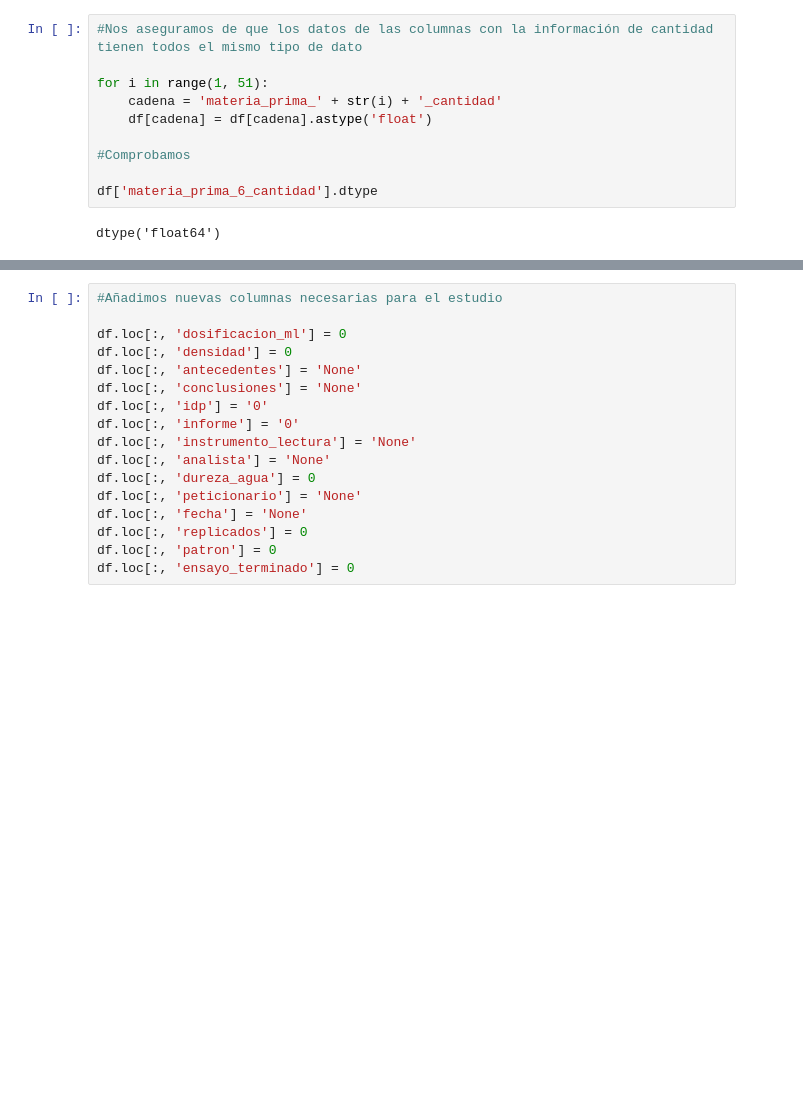
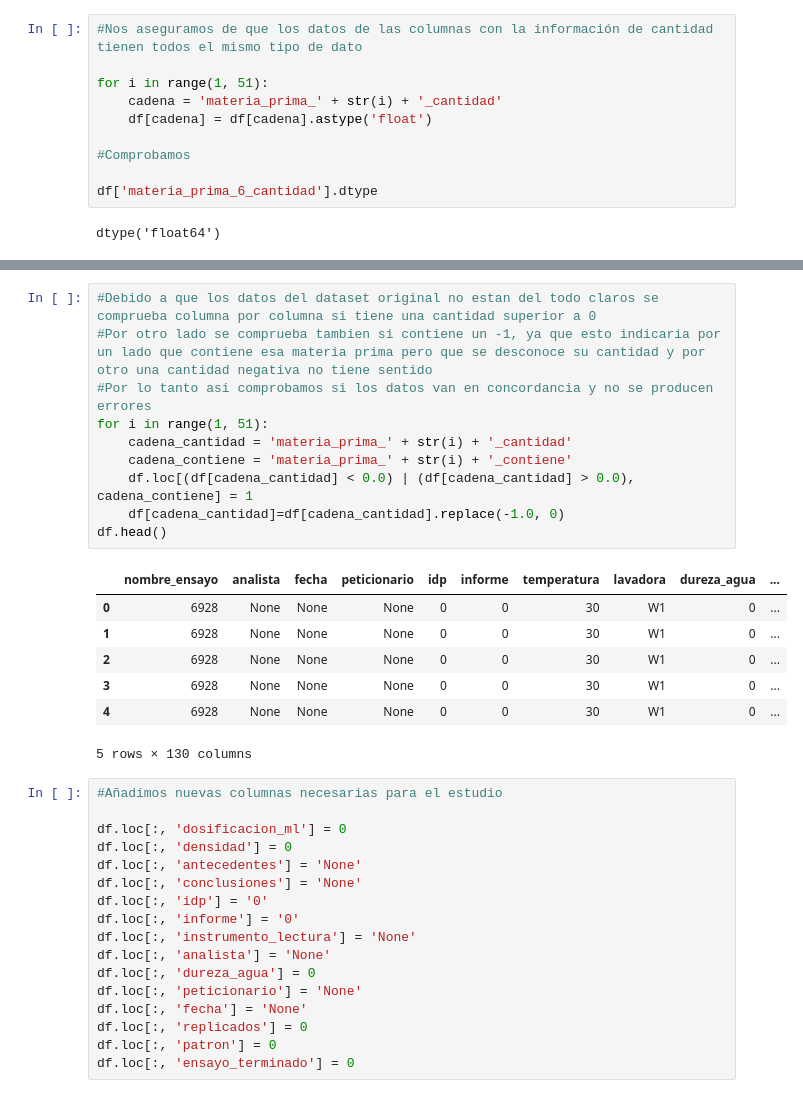
Before and after one commit to sarry150/sergio_sarria_datascience, a Jupyter notebook: tfg1.ipynb, the cells around one changed output, grey strips where cells are left out. Saved outputs shown, nothing was run; the diff lists cells and outputs as text; blank space fills up the shorter version.

```diff
--- a/tfg1.ipynb
+++ b/tfg1.ipynb
@@ -133,3 +88,21 @@ df.loc[(df.materia_prima_50_cantidad < 0.0) | (df.materia_prima_50_cantidad > 0.
+# %%
+#Debido a que los datos del dataset original no estan del todo claros se comprueba columna por columna si tiene una cantidad superior a 0
+#Por otro lado se comprueba tambien si contiene un -1, ya que esto indicaria por un lado que contiene esa materia prima pero que se desconoce su cantidad y por otro una cantidad negativa no tiene sentido
+#Por lo tanto asi comprobamos si los datos van en concordancia y no se producen errores
+for i in range(1, 51):
+    cadena_cantidad = 'materia_prima_' + str(i) + '_cantidad'
+    cadena_contiene = 'materia_prima_' + str(i) + '_contiene'
+    df.loc[(df[cadena_cantidad] < 0.0) | (df[cadena_cantidad] > 0.0), cadena_contiene] = 1
+    df[cadena_cantidad]=df[cadena_cantidad].replace(-1.0, 0)
+df.head()
+# %% [output]
+|  | nombre_ensayo | analista | fecha | peticionario | idp | informe | temperatura | lavadora | dureza_agua | ... |
+| 0 | 6928 | None | None | None | 0 | 0 | 30 | W1 | 0 | ... |
+| 1 | 6928 | None | None | None | 0 | 0 | 30 | W1 | 0 | ... |
+| 2 | 6928 | None | None | None | 0 | 0 | 30 | W1 | 0 | ... |
+| 3 | 6928 | None | None | None | 0 | 0 | 30 | W1 | 0 | ... |
+| 4 | 6928 | None | None | None | 0 | 0 | 30 | W1 | 0 | ... |
+5 rows × 130 columns
 # %%
 #Añadimos nuevas columnas necesarias para el estudio
 
```
Also changed, not shown: parts of 3 cells of this notebook, 3 other files.
